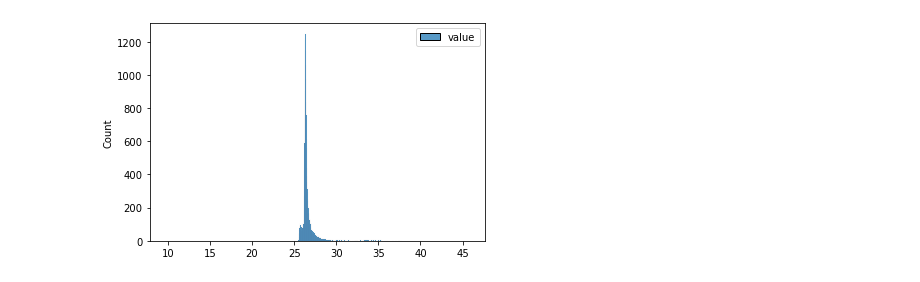
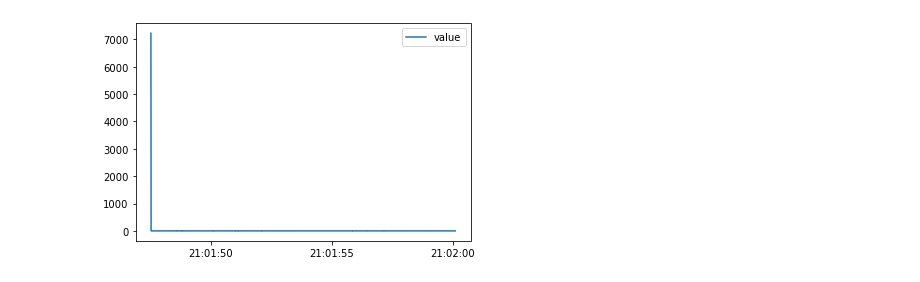
Before and after one commit to newtonisaac/master-lab, a Jupyter notebook: benchmark/notebooks/histogram.ipynb, the cells around one changed output. Cells and saved outputs as stored; diff of their text form; code cells hidden in the pictures.

Commit message:
images + experiements

```diff
--- a/benchmark/notebooks/histogram.ipynb
+++ b/benchmark/notebooks/histogram.ipynb
@@ -29,9 +30,8 @@ import matplotlib.pyplot as plt
 # %%
-client = DataFrameClient('localhost', 8086)
-client.switch_database('k6')
+client = DataFrameClient('localhost', 8086, 'admin', 'admin', 'k6')
 
-res = client.query('SELECT * FROM "processing_time"')
+res = client.query('SELECT * FROM "http_req_duration" WHERE simulation=$s',bind_params={'s': 'teste2'})
 # A dict of metrics is returns
-res = res['processing_time']
+res = res['http_req_duration']
 res
 # %% [output]
@@ -39,5 +51,5 @@ NameError: name 'DataFrameClient' is not defined
 # %%
-seaborn.histplot(res)
+seaborn.lineplot(data=res)
 plt.show()
 # %% [output]
-[figure, old version]
+[figure, new version]
```
Also changed, not shown: parts of 5 cells of this notebook, 58 other files.
